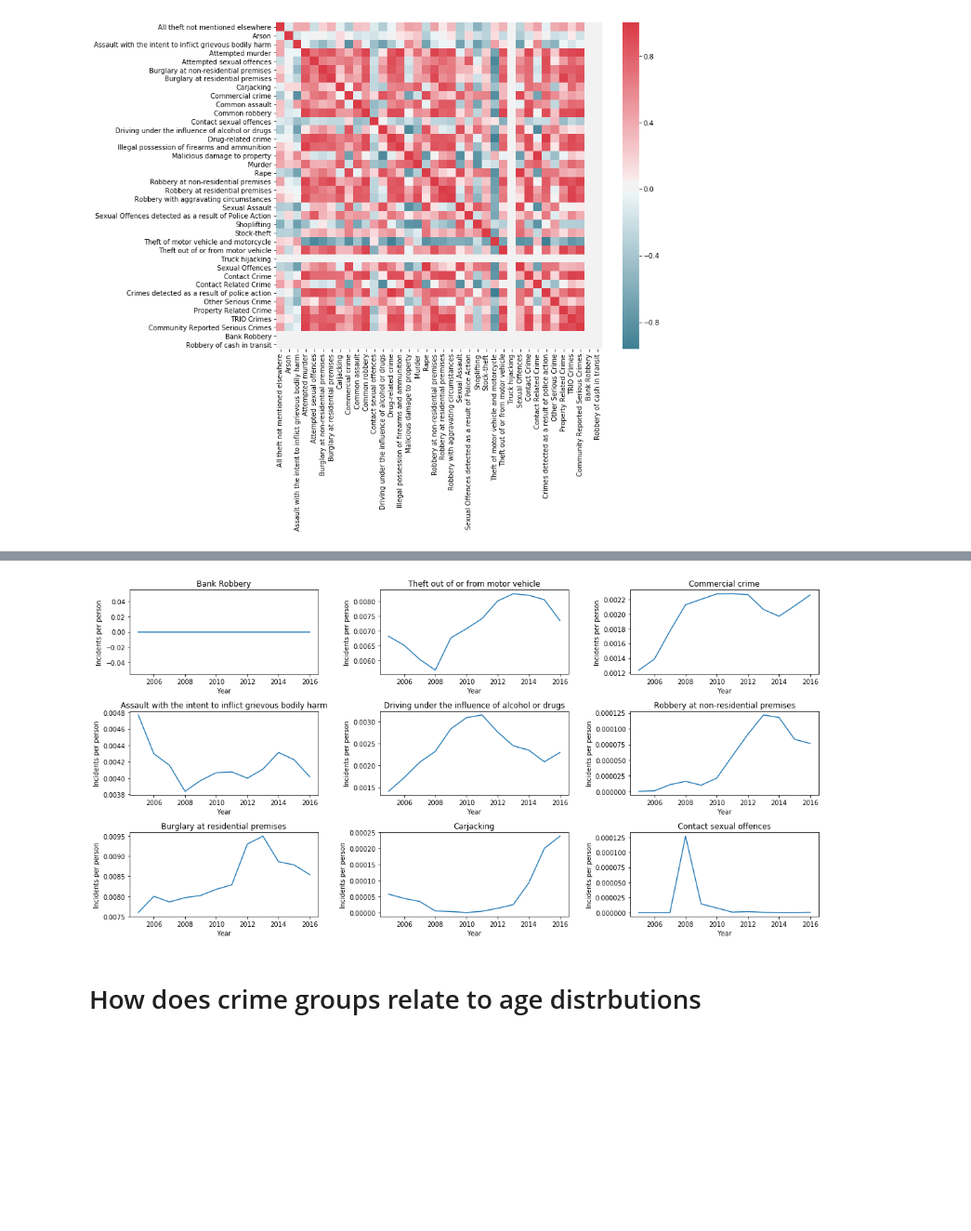
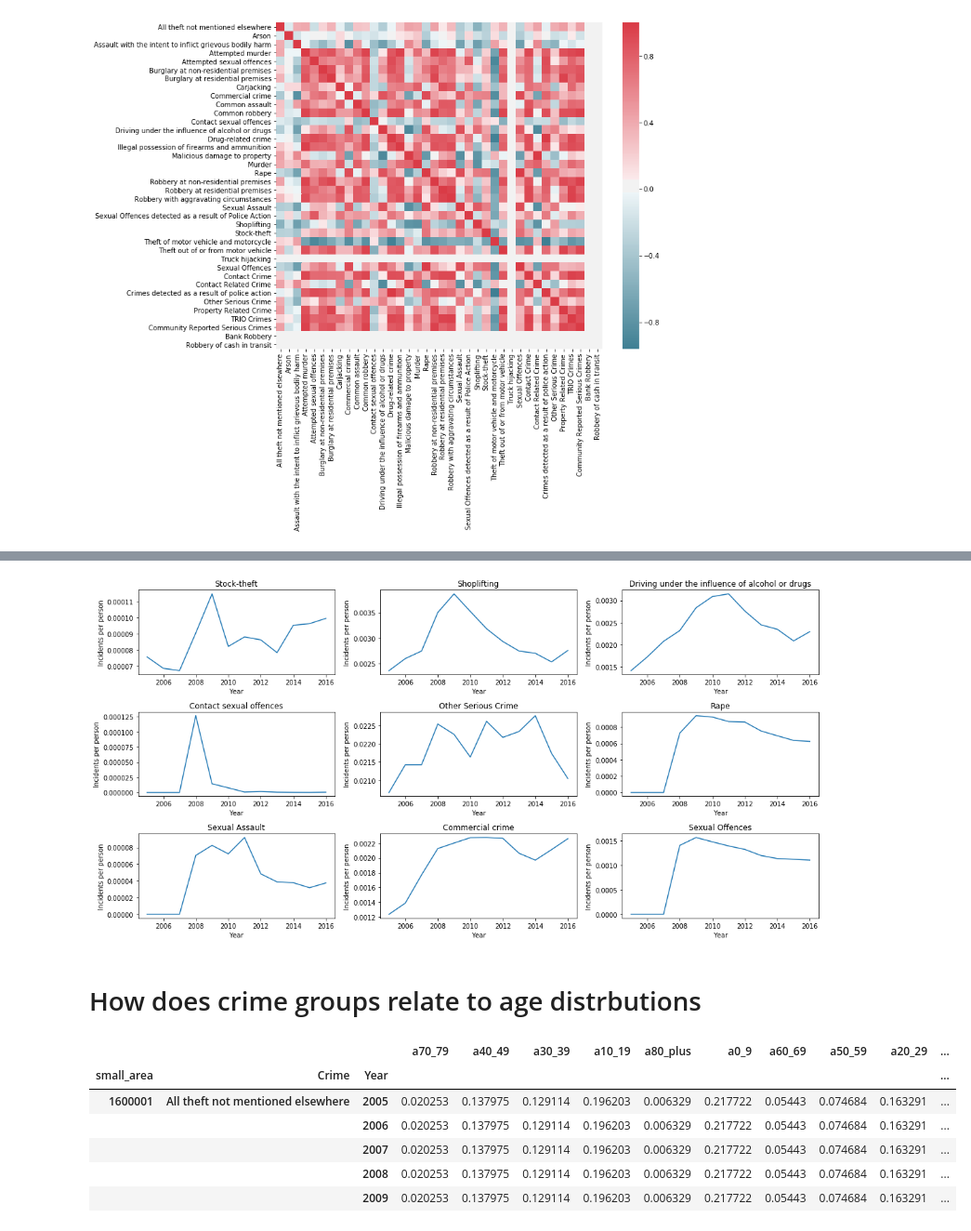
Before and after one commit to drdangersimon/data_challenges, a Jupyter notebook: eighty_20/Crime_map.ipynb, the cells around one changed output, grey strips where cells are left out. Shown: that part at 93% size. Cells and saved outputs as stored; diff of their text form; code cells hidden in the pictures; blank space fills up the shorter version.

```diff
--- a/eighty_20/Crime_map.ipynb
+++ b/eighty_20/Crime_map.ipynb
@@ -161,6 +159,6 @@ plt.tight_layout()
 # %%
 # plot correlated
-crime_list= np.asarray(columns)[np.sort(ind) == 3]
+crime_list= np.asarray(labels)[np.sort(ind) == 3]
 n_plots = len(crime_list)
 slopes = sorted(slopes,key=lambda d: d['slope'],reverse=True)
 fig, *ax = plt.subplots(np.ceil(n_plots/3).astype(int),3,figsize=(16,8))
@@ -173,6 +171,6 @@ for i,crime in enumerate(crime_list):
     ax[i].set_ylabel('Incidents per person')
 plt.tight_layout()
 # %% [output]
-[figure, old version]
+[figure, new version]
 # %% [markdown]
 # How does crime groups relate to age distrbutions
@@ -178,0 +181,11 @@ plt.tight_layout()
+# %%
+a = df.groupby(['small_area','Crime', 'Year']).mean()
+a.head()
+# %% [output]
+|  |  |  | a70_79 | a40_49 | a30_39 | a10_19 | a80_plus | a0_9 | a60_69 | a50_59 | a20_29 | ... |
+| small_area | Crime | Year |  |  |  |  |  |  |  |  |  | ... |
+| 1600001 | All theft not mentioned elsewhere | 2005 | 0.020253 | 0.137975 | 0.129114 | 0.196203 | 0.006329 | 0.217722 | 0.05443 | 0.074684 | 0.163291 | ... |
+|  |  | 2006 | 0.020253 | 0.137975 | 0.129114 | 0.196203 | 0.006329 | 0.217722 | 0.05443 | 0.074684 | 0.163291 | ... |
+|  |  | 2007 | 0.020253 | 0.137975 | 0.129114 | 0.196203 | 0.006329 | 0.217722 | 0.05443 | 0.074684 | 0.163291 | ... |
+|  |  | 2008 | 0.020253 | 0.137975 | 0.129114 | 0.196203 | 0.006329 | 0.217722 | 0.05443 | 0.074684 | 0.163291 | ... |
+|  |  | 2009 | 0.020253 | 0.137975 | 0.129114 | 0.196203 | 0.006329 | 0.217722 | 0.05443 | 0.074684 | 0.163291 | ... |
```
Also changed, not shown: parts of 11 cells of this notebook, 1 other file.
